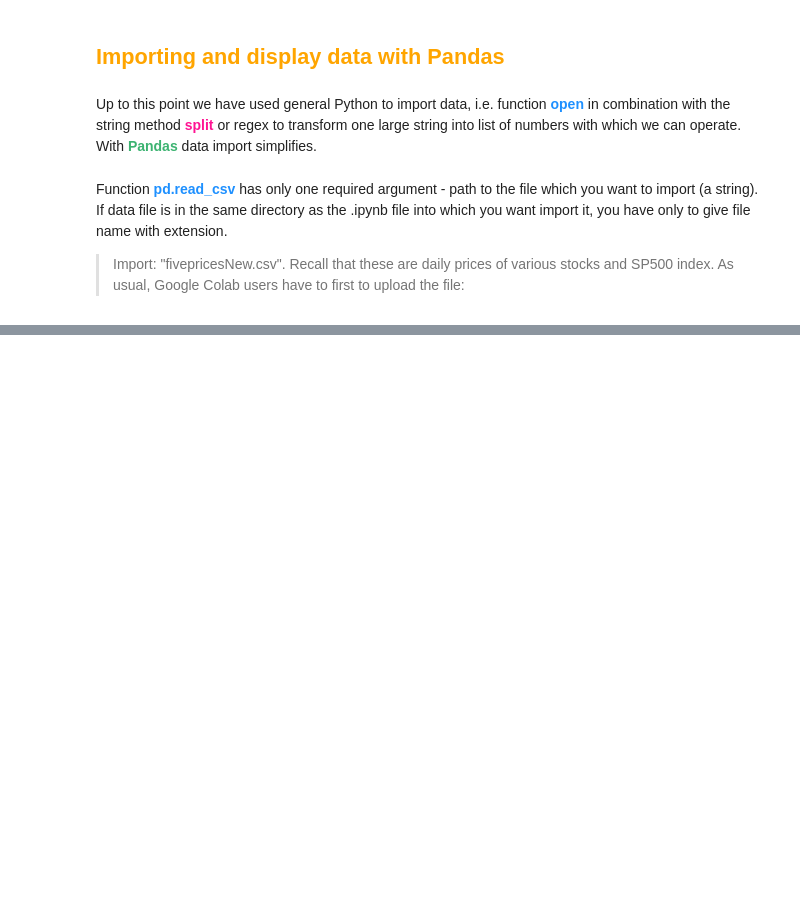
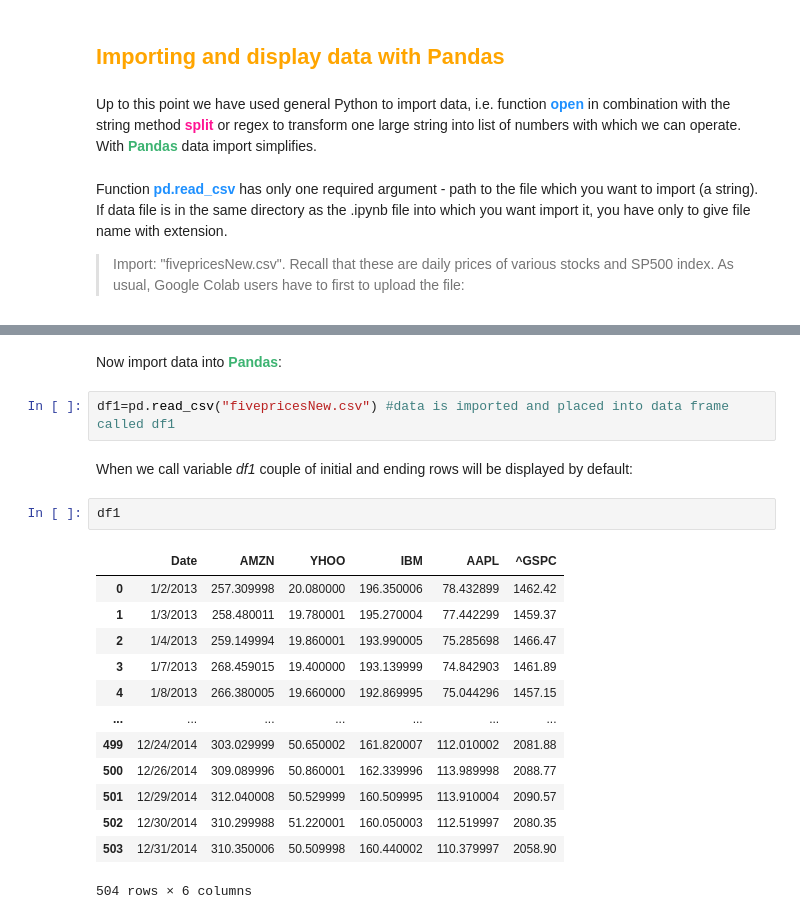
Before and after one commit to raketic-ognjen/Bootcamp_Lesson_8_Introduction-to-Pandas, a Jupyter notebook: bootcamp-lesson-8-introduction-to-pandas.ipynb, the cells around one changed output, grey strips where cells are left out. Saved outputs shown, nothing was run; the diff lists cells and outputs as text; blank space fills up the shorter version.

```diff
--- a/bootcamp-lesson-8-introduction-to-pandas.ipynb
+++ b/bootcamp-lesson-8-introduction-to-pandas.ipynb
@@ -91,0 +98,22 @@ Function <font color='DodgerBlue'><b>pd.read_csv</b></font> has only one require
+# %% [markdown]
+Now import data into <font color='mediumseagreen'><b>Pandas</b></font>:
+# %%
+df1=pd.read_csv("fivepricesNew.csv") #data is imported and placed into data frame called df1
+# %% [markdown]
+When we call variable *df1* couple of initial and ending rows will be displayed by default:
+# %%
+df1
+# %% [output]
+|  | Date | AMZN | YHOO | IBM | AAPL | ^GSPC |
+| 0 | 1/2/2013 | 257.309998 | 20.080000 | 196.350006 | 78.432899 | 1462.42 |
+| 1 | 1/3/2013 | 258.480011 | 19.780001 | 195.270004 | 77.442299 | 1459.37 |
+| 2 | 1/4/2013 | 259.149994 | 19.860001 | 193.990005 | 75.285698 | 1466.47 |
+| 3 | 1/7/2013 | 268.459015 | 19.400000 | 193.139999 | 74.842903 | 1461.89 |
+| 4 | 1/8/2013 | 266.380005 | 19.660000 | 192.869995 | 75.044296 | 1457.15 |
+| ... | ... | ... | ... | ... | ... | ... |
+| 499 | 12/24/2014 | 303.029999 | 50.650002 | 161.820007 | 112.010002 | 2081.88 |
+| 500 | 12/26/2014 | 309.089996 | 50.860001 | 162.339996 | 113.989998 | 2088.77 |
+| 501 | 12/29/2014 | 312.040008 | 50.529999 | 160.509995 | 113.910004 | 2090.57 |
+| 502 | 12/30/2014 | 310.299988 | 51.220001 | 160.050003 | 112.519997 | 2080.35 |
+| 503 | 12/31/2014 | 310.350006 | 50.509998 | 160.440002 | 110.379997 | 2058.90 |
+504 rows × 6 columns
```
Also changed, not shown: parts of 16 cells of this notebook.
